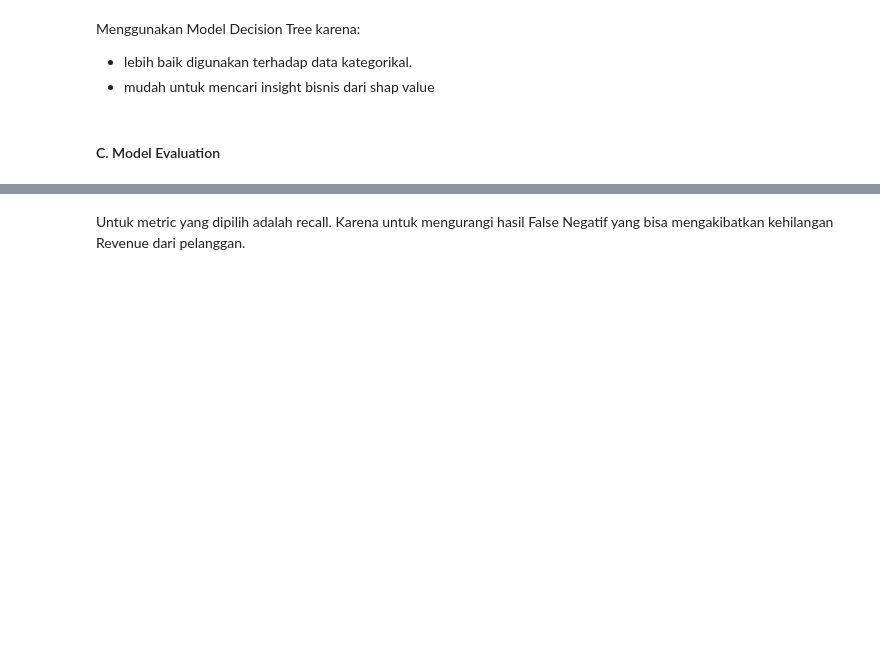
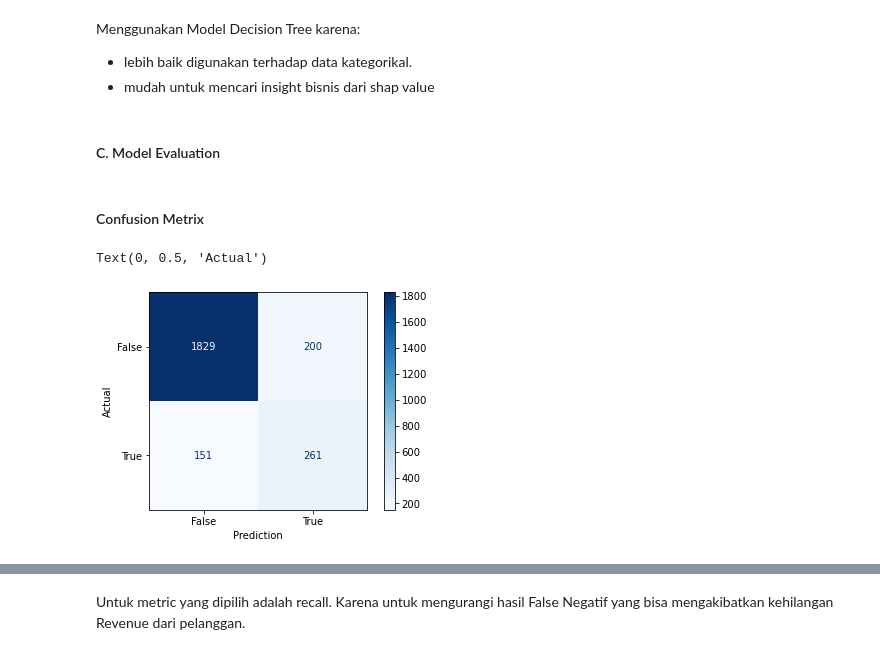
Before and after one commit to rahmars18/FinalProject, a Jupyter notebook: Machine_Learning_Evaluation.ipynb, the cells around one changed output, grey strips where cells are left out. Cells and saved outputs as stored; diff of their text form; code cells hidden in the pictures; blank space fills up the shorter version.

```diff
--- a/Machine_Learning_Evaluation.ipynb
+++ b/Machine_Learning_Evaluation.ipynb
@@ -179,6 +143,17 @@ Menggunakan Model Decision Tree karena: <br/>
 - mudah untuk mencari insight bisnis dari shap value
 # %% [markdown]
 #### C. Model Evaluation
+# %% [markdown]
+#### Confusion Metrix
+# %%
+from sklearn.metrics import plot_confusion_matrix
+
+plot_confusion_matrix(model_dt_fit, X_test, y_test, cmap=plt.cm.Blues)
+plt.xlabel('Prediction')
+plt.ylabel('Actual')
+# %% [output]
+Text(0, 0.5, 'Actual')
+[figure, added]
 # %%
 eval_classification(model_dt_fit)
 # %% [output]
```
Also changed, not shown: parts of 18 cells of this notebook, 1 other file.
